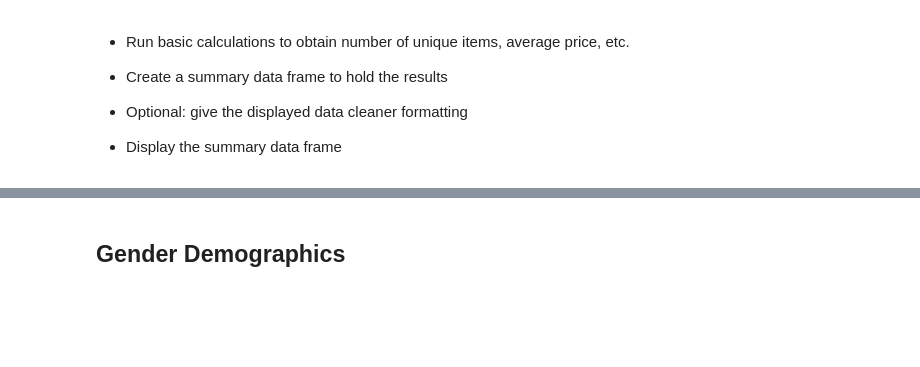
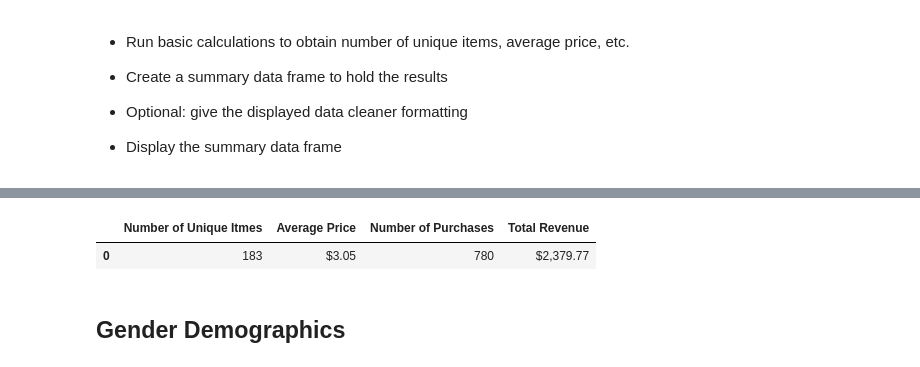
Before and after one commit to nbach19/pandas-challenge2, a Jupyter notebook: HeroesOfPymoli/HeroesOfPymoli_starter.ipynb, the cells around one changed output, grey strips where cells are left out. Saved outputs shown, nothing was run; the diff lists cells and outputs as text; code cells hidden in the pictures; blank space fills up the shorter version.

```diff
--- a/HeroesOfPymoli/HeroesOfPymoli_starter.ipynb
+++ b/HeroesOfPymoli/HeroesOfPymoli_starter.ipynb
@@ -77,3 +64,27 @@ columns = ["Number of Unique Items","Average Price","Number of Purchases","Total
+# %%
+# create variables for purchase analysis df
+item_count = purchase_data['Item ID'].nunique()
+purchase_sum = sum(purchase_data['Price'])
+total_purchases = purchase_data['Purchase ID'].nunique()
+avg_price = purchase_sum / total_purchases
+# %%
+# creates df for purchase analysis
+purchase_analysis_df = pd.DataFrame({"Number of Unique Itmes": [item_count],
+                                     "Average Price": [avg_price],
+                                     "Number of Purchases": [total_purchases],
+                                     "Total Revenue": [purchase_sum]})
+
+# format $ values
+purchase_analysis_df["Average Price"] = purchase_analysis_df["Average Price"].astype(float)
+purchase_analysis_df["Average Price"] = purchase_analysis_df["Average Price"].map('${:,.2f}'.format)
+purchase_analysis_df["Total Revenue"] = purchase_analysis_df["Total Revenue"].astype(float)
+purchase_analysis_df["Total Revenue"] = purchase_analysis_df["Total Revenue"].map('${:,.2f}'.format)
+
+# print df
+purchase_analysis_df
+# %% [output]
+|  | Number of Unique Itmes | Average Price | Number of Purchases | Total Revenue |
+| 0 | 183 | $3.05 | 780 | $2,379.77 |
 # %% [markdown]
 ## Gender Demographics
 # %% [markdown]
```
Also changed, not shown: parts of 13 cells of this notebook.
